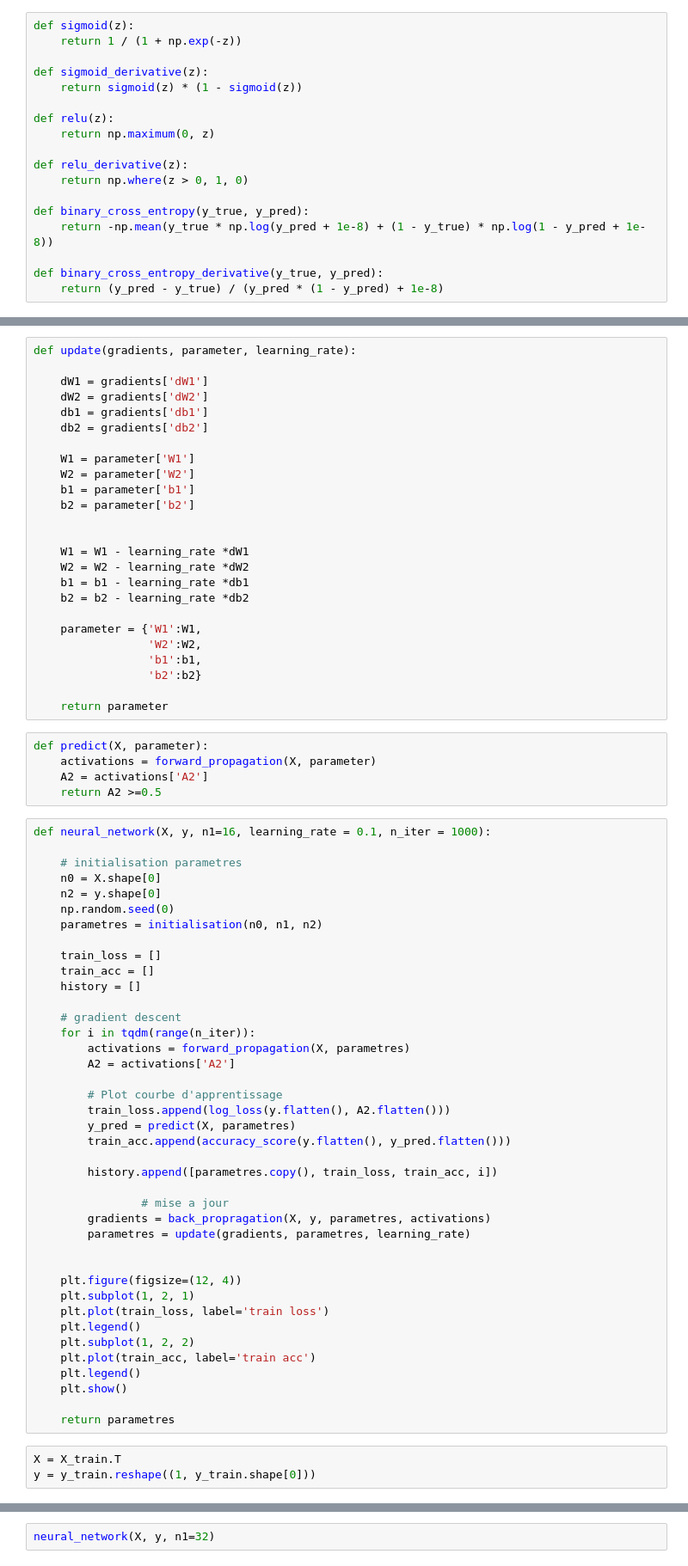
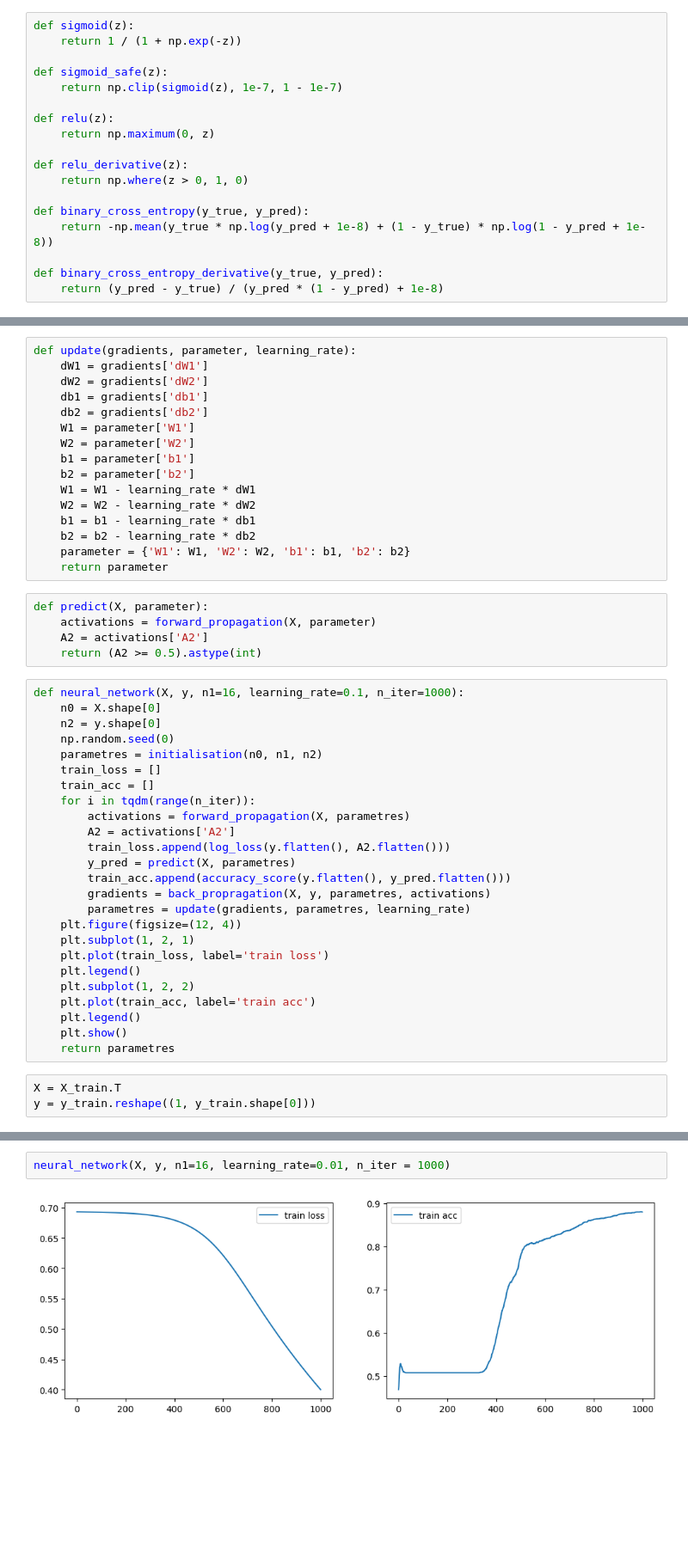
Before and after one commit to antoinerougier/AML, a Jupyter notebook: src/notebook/NN_hand.ipynb, the cells around one changed output, grey strips where cells are left out. Shown at 86% size. Drawn from its saved outputs; the diff is of its cells as text; blank space fills up the shorter version.

```diff
--- a/src/notebook/NN_hand.ipynb
+++ b/src/notebook/NN_hand.ipynb
@@ -25,8 +23,8 @@ X_test = (X_test - X_test.mean(axis=0)) / X_test.std(axis=0)
 def sigmoid(z):
     return 1 / (1 + np.exp(-z))
 
-def sigmoid_derivative(z):
-    return sigmoid(z) * (1 - sigmoid(z))
+def sigmoid_safe(z):
+    return np.clip(sigmoid(z), 1e-7, 1 - 1e-7)
 
 def relu(z):
     return np.maximum(0, z)
@@ -92,64 +73,41 @@ def back_propragation(X, y, parameter, activations):
     return gradients
 # %%
 def update(gradients, parameter, learning_rate):
-
     dW1 = gradients['dW1']
     dW2 = gradients['dW2']
     db1 = gradients['db1']
     db2 = gradients['db2']
-
     W1 = parameter['W1']
     W2 = parameter['W2']
     b1 = parameter['b1']
     b2 = parameter['b2']
-
-
-    W1 = W1 - learning_rate *dW1
-    W2 = W2 - learning_rate *dW2
-    b1 = b1 - learning_rate *db1
-    b2 = b2 - learning_rate *db2
-
-    parameter = {'W1':W1,
-                 'W2':W2,
-                 'b1':b1,
-                 'b2':b2}
-
+    W1 = W1 - learning_rate * dW1
+    W2 = W2 - learning_rate * dW2
+    b1 = b1 - learning_rate * db1
+    b2 = b2 - learning_rate * db2
+    parameter = {'W1': W1, 'W2': W2, 'b1': b1, 'b2': b2}
     return parameter
 # %%
 def predict(X, parameter):
     activations = forward_propagation(X, parameter)
     A2 = activations['A2']
-    return A2 >=0.5
+    return (A2 >= 0.5).astype(int)
 # %%
-def neural_network(X, y, n1=16, learning_rate = 0.1, n_iter = 1000):
-
-    # initialisation parametres
+def neural_network(X, y, n1=16, learning_rate=0.1, n_iter=1000):
     n0 = X.shape[0]
     n2 = y.shape[0]
     np.random.seed(0)
     parametres = initialisation(n0, n1, n2)
-
     train_loss = []
     train_acc = []
-    history = []
-
-    # gradient descent
     for i in tqdm(range(n_iter)):
         activations = forward_propagation(X, parametres)
         A2 = activations['A2']
-
-        # Plot courbe d'apprentissage
         train_loss.append(log_loss(y.flatten(), A2.flatten()))
         y_pred = predict(X, parametres)
         train_acc.append(accuracy_score(y.flatten(), y_pred.flatten()))
-
-        history.append([parametres.copy(), train_loss, train_acc, i])
-
-                # mise a jour
         gradients = back_propragation(X, y, parametres, activations)
         parametres = update(gradients, parametres, learning_rate)
-
-
     plt.figure(figsize=(12, 4))
     plt.subplot(1, 2, 1)
     plt.plot(train_loss, label='train loss')
@@ -158,7 +116,6 @@ def neural_network(X, y, n1=16, learning_rate = 0.1, n_iter = 1000):
     plt.plot(train_acc, label='train acc')
     plt.legend()
     plt.show()
-
     return parametres
 # %%
 X = X_train.T
@@ -172,3 +123,4 @@ dimensions de y: (1, 2534)
 # %%
-neural_network(X, y, n1=32)
+neural_network(X, y, n1=16, learning_rate=0.01, n_iter = 1000)
 # %% [output]
+[figure, added]
```
Also changed, not shown: parts of 10 cells of this notebook.
